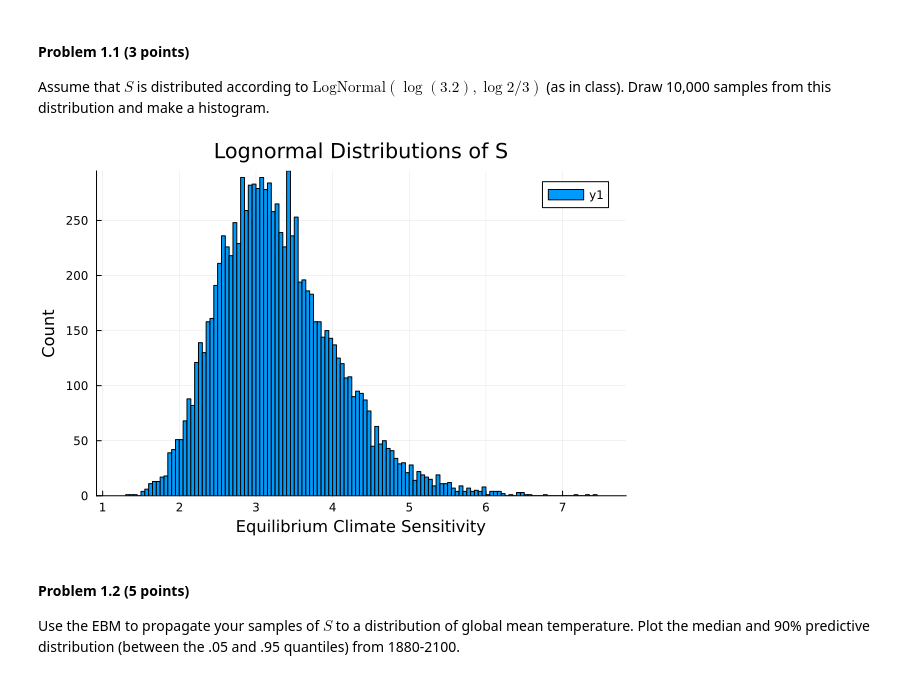
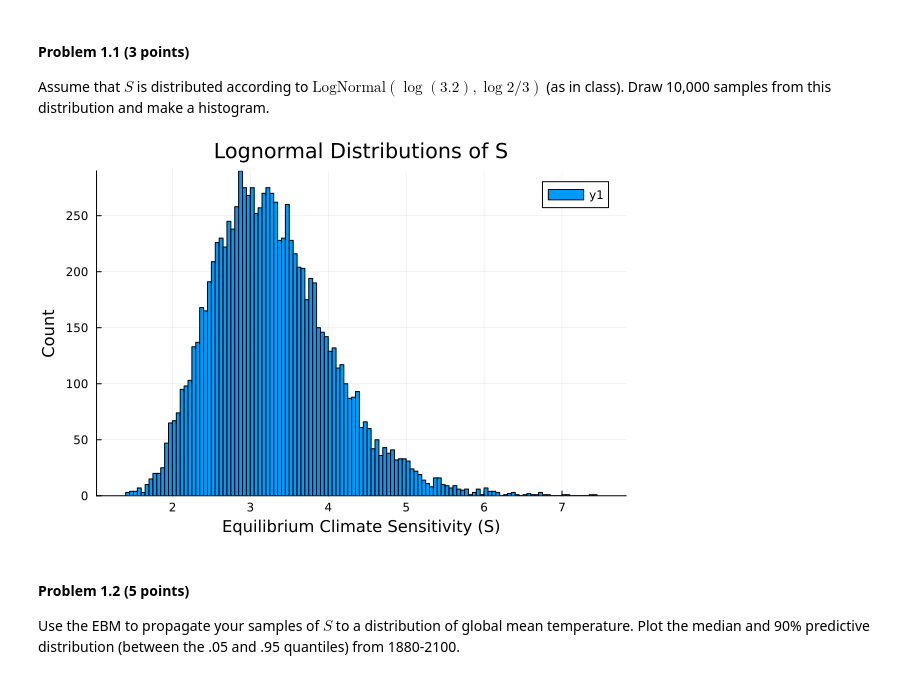
Before and after one commit to BEE4750-FA23/hw3-Ruby554, a Jupyter notebook: hw03.ipynb, the cells around one changed output. Cells and saved outputs as stored; diff of their text form; code cells hidden in the pictures.

```diff
--- a/hw03.ipynb
+++ b/hw03.ipynb
@@ -161,15 +161,15 @@ samples from this distribution and make a histogram.
 # %%
 #Draw 10,000 samples and then make a histogram; S= equilibrium climate sensitivity
 using Random
 using Plots
 
 samples_1 = 10000
 #S is distributed according to LogNormal!
 log_samples= rand(LogNormal(log(3.2),log(2)/3), samples_1)
 
-histogram(log_samples, bins=150, title= "Lognormal Distributions of S", xlabel="Equilibrium Climate Sensitivity", ylabel= "Count")
+histogram(log_samples, bins=150, title= "Lognormal Distributions of S", xlabel="Equilibrium Climate Sensitivity (S)", ylabel= "Count")
 # %% [output]
-[figure, old version]
+[figure, new version]
 # %% [markdown]
 #### Problem 1.2 (5 points)
 
```
Also changed, not shown: parts of 11 cells of this notebook.
